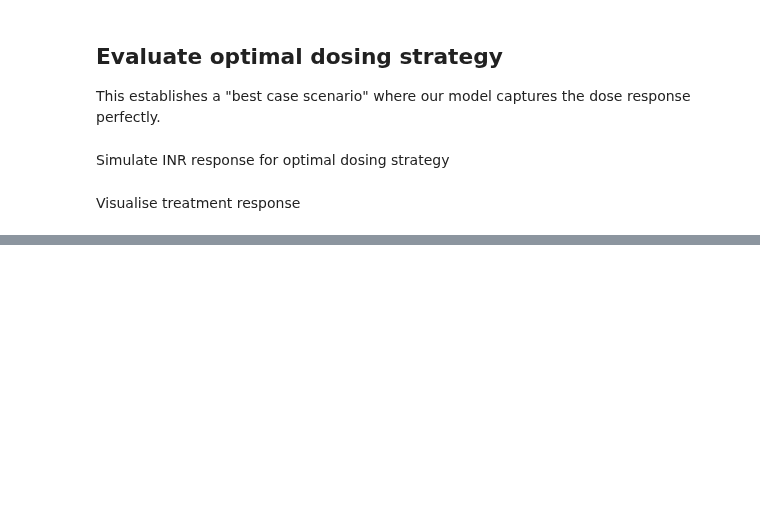
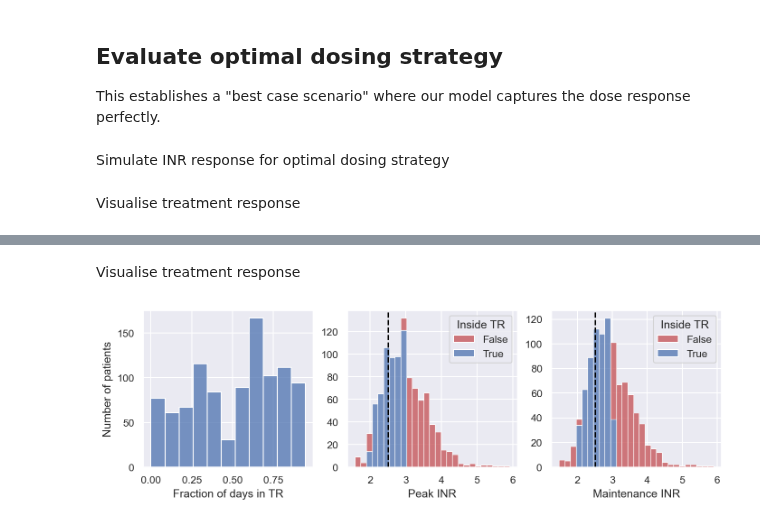
Before and after one commit to DavAug/mipd-warfarin, a Jupyter notebook: results/1_systems_pharmacology_model/results.ipynb, the cells around one changed output, grey strips where cells are left out. Drawn from its saved outputs; the diff is of its cells as text; code cells hidden in the pictures; blank space fills up the shorter version.

```diff
--- a/results/1_systems_pharmacology_model/results.ipynb
+++ b/results/1_systems_pharmacology_model/results.ipynb
@@ -155,0 +234,54 @@ plt.show()
+# %% [markdown]
+Visualise treatment response
+# %%
+# Create layout
+fontsize = 11
+my_dpi = 192
+fig = plt.figure(figsize=(2250 // my_dpi, 700 // my_dpi), dpi=150)
+outer = gridspec.GridSpec(1, 3, hspace=2.5)
+
+# Create axes
+axes = []
+axes.append(plt.Subplot(fig, outer[0]))
+axes.append(plt.Subplot(fig, outer[1]))
+axes.append(plt.Subplot(fig, outer[2]))
+
+# Add axes to figure
+for ax in axes:
+    fig.add_subplot(ax)
+
+# Plot time in therapeutic range
+in_tr = (inrs >= 2) & (inrs <= 3)
+ttr = np.mean(in_tr, axis=1)
+sns.histplot(ttr, ax=axes[0])
+
+# Plot distribution of peak INR
+max_inrs = np.max(inrs, axis=1)
+df = pd.DataFrame({
+    'INR': max_inrs, 'Inside TR': (max_inrs>=2) & (max_inrs<=3)})
+sns.histplot(
+    df, x='INR', hue='Inside TR', ax=axes[1], multiple='stack',
+    palette=[sns.color_palette()[3], sns.color_palette()[0]])
+axes[1].axvline(x=2.5, color='black', linestyle='dashed')
+
+# # Plot maintenance INR distirbution
+final_inrs = inrs[:, -1]
+df = pd.DataFrame({
+    'INR': final_inrs, 'Inside TR': (final_inrs>=2) & (final_inrs<=3)})
+sns.histplot(
+    df, x='INR', hue='Inside TR', ax=axes[2], multiple='stack',
+    palette=[sns.color_palette()[3], sns.color_palette()[0]])
+axes[2].axvline(x=2.5, color='black', linestyle='dashed')
+
+
+# Label axes
+axes[0].set_xlabel('Fraction of days in TR')
+axes[0].set_ylabel('Number of patients')
+axes[1].set_xlabel('Peak INR')
+axes[1].set_ylabel('')
+axes[2].set_xlabel('Maintenance INR')
+axes[2].set_ylabel('')
+
+plt.show()
+# %% [output]
+[figure, added]
```
Also changed, not shown: parts of 7 cells of this notebook.
